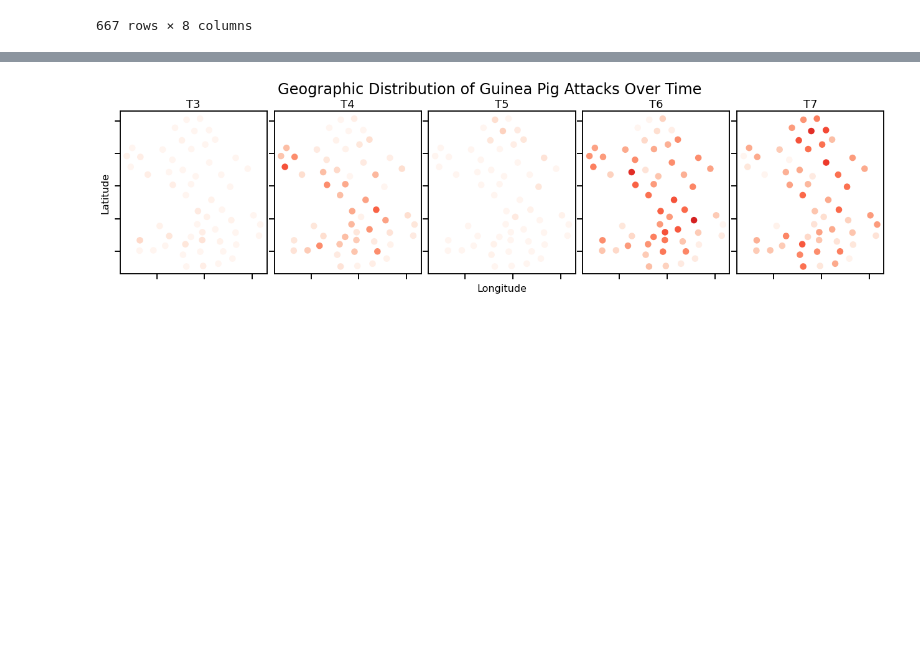
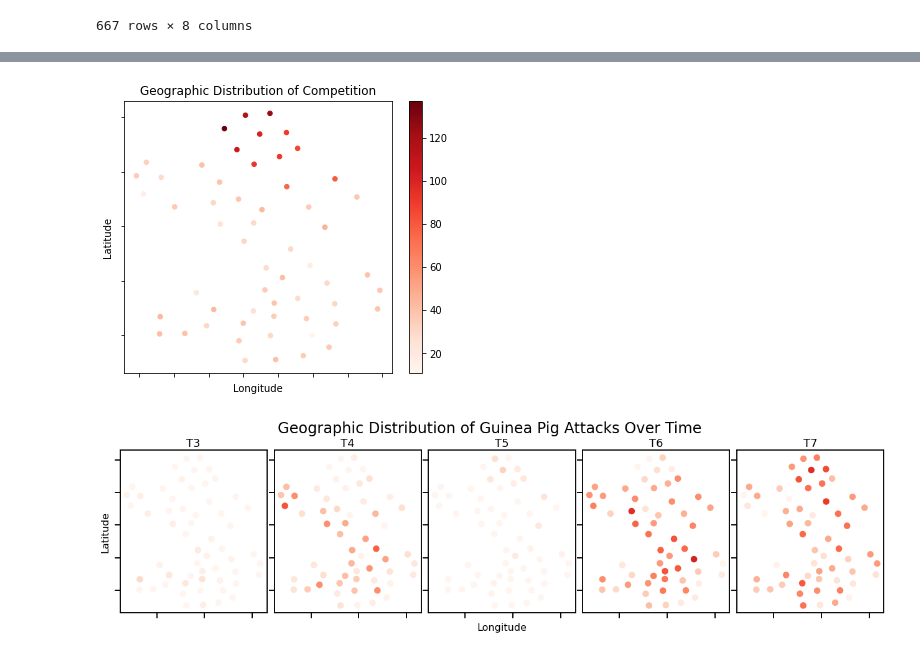
Before and after one commit to Slid61/Plant-Restoration-Data, a Jupyter notebook: Udacity Final Data Submission.ipynb, the cells around one changed output, grey strips where cells are left out. Cells and saved outputs as stored; diff of their text form; code cells hidden in the pictures; blank space fills up the shorter version.

```diff
--- a/Udacity Final Data Submission.ipynb
+++ b/Udacity Final Data Submission.ipynb
@@ -1211,3 +1212,9 @@ Text(0.5, 0, 'Longitude')
+# %%
+title = 'Geographic Distribution of Competition'
+fig, ax = plot_single_geo_dist(geo_qual, 'Competencia', title)
+#fig.savefig(figures+'Fig12 Geographic Distribution of Competition', dpi=600, bbox_inches='tight', transparent=True)
+# %% [output]
+[figure, added]
 # %%
 # Guinea Pig attacks are an easily identifiable form of herbivory that project managers
 # Have deemed important to track. Here we will drill down into the matter.
```
Also changed, not shown: parts of 11 cells of this notebook, 3 other files.
